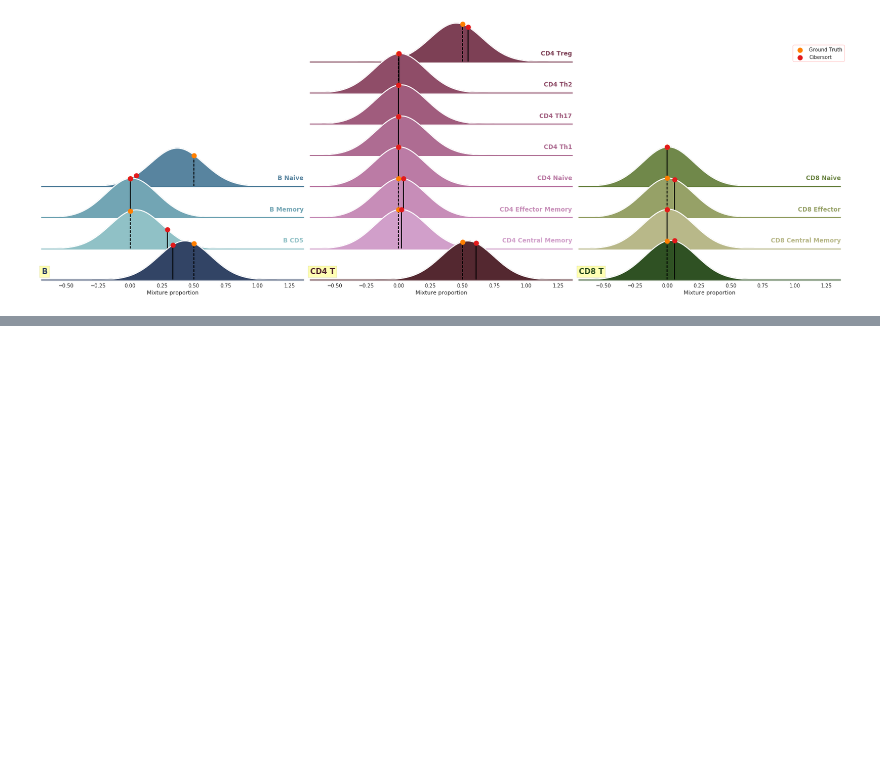
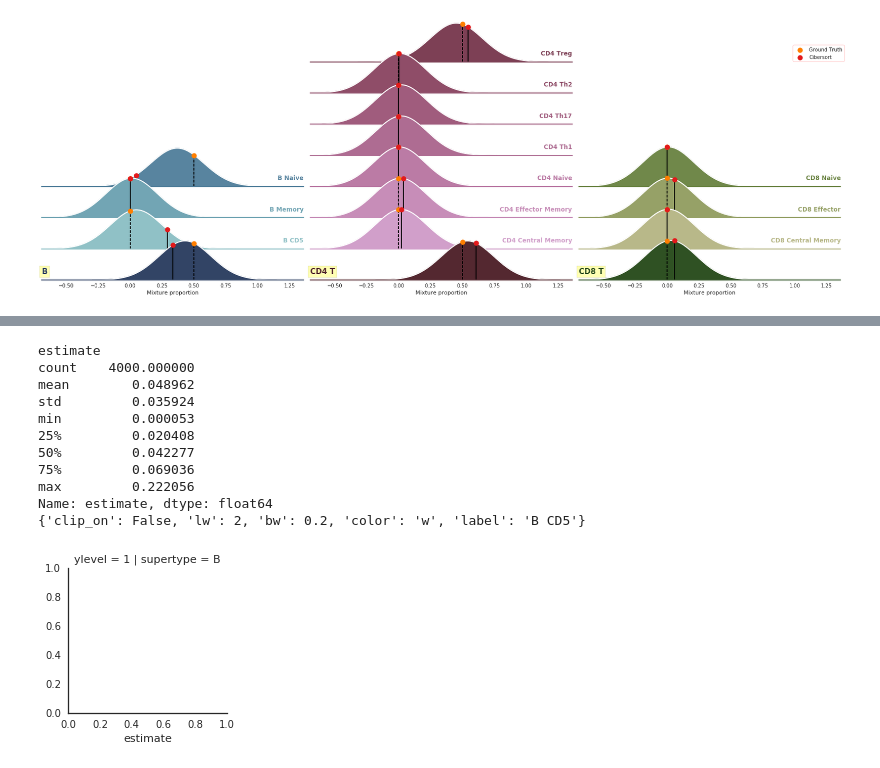
Before and after one commit to hammerlab/immune-infiltrate-explorations, a Jupyter notebook: model-single-origin-samples/2.1.2 Clearer figure.ipynb, the cells around one changed output, grey strips where cells are left out. Cells and saved outputs as stored; diff of their text form; code cells hidden in the pictures; blank space fills up the shorter version.

```diff
--- a/model-single-origin-samples/2.1.2 Clearer figure.ipynb
+++ b/model-single-origin-samples/2.1.2 Clearer figure.ipynb
@@ -1580,0 +1609,35 @@ with sns.axes_style("white", rc={"axes.facecolor": (0, 0, 0, 0)}):
+# %%
+with sns.axes_style("white", rc={"axes.facecolor": (0, 0, 0, 0)}):
+    g = sns.FacetGrid(grp[grp['subset_name'] == 'B CD5'],
+                      row="ylevel", # subset_name
+                      hue="subset_name",
+                      col="supertype",
+                      #row_order=reversed(list(range(grp.ylevel.values.max()+1))),
+                      #row_order=hue_order,
+                      #hue_order=hue_order,
+                      #aspect=15,
+                      #size=.5,
+                      #palette=built_palette
+                      #sharey=False
+                     )
+
+    def mykde(*args, **kwargs):
+        #sns.kdeplot(...)
+        print(args[0].name)
+        print(args[0].describe())
+        print(kwargs)
+
+    g.map(mykde, "estimate", clip_on=False, color="w", lw=2, bw=.2)
+# %% [output]
+estimate
+count    4000.000000
+mean        0.048962
+std         0.035924
+min         0.000053
+25%         0.020408
+50%         0.042277
+75%         0.069036
+max         0.222056
+Name: estimate, dtype: float64
+{'clip_on': False, 'lw': 2, 'bw': 0.2, 'color': 'w', 'label': 'B CD5'}
+[figure, added]
```
Also changed, not shown: parts of 17 cells of this notebook, 2 other files.
